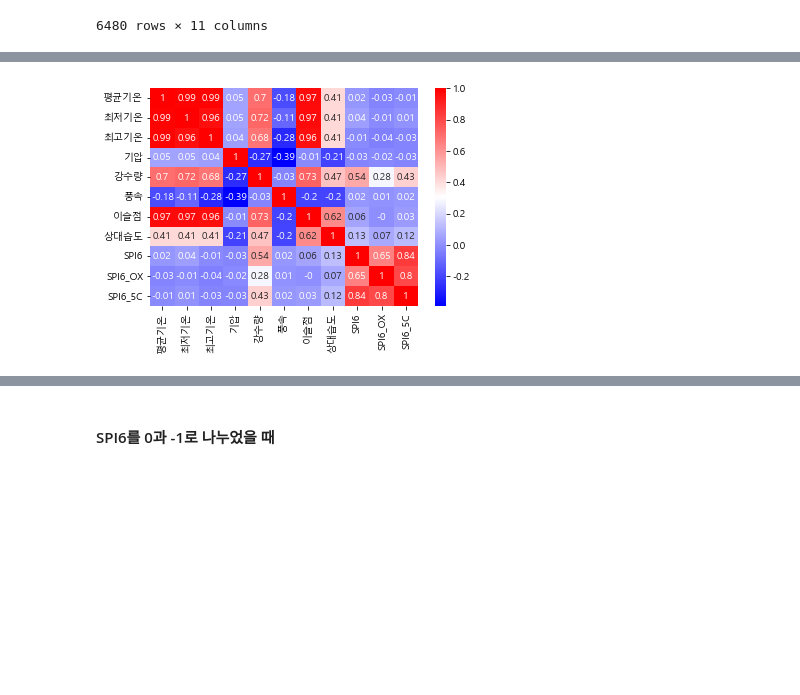
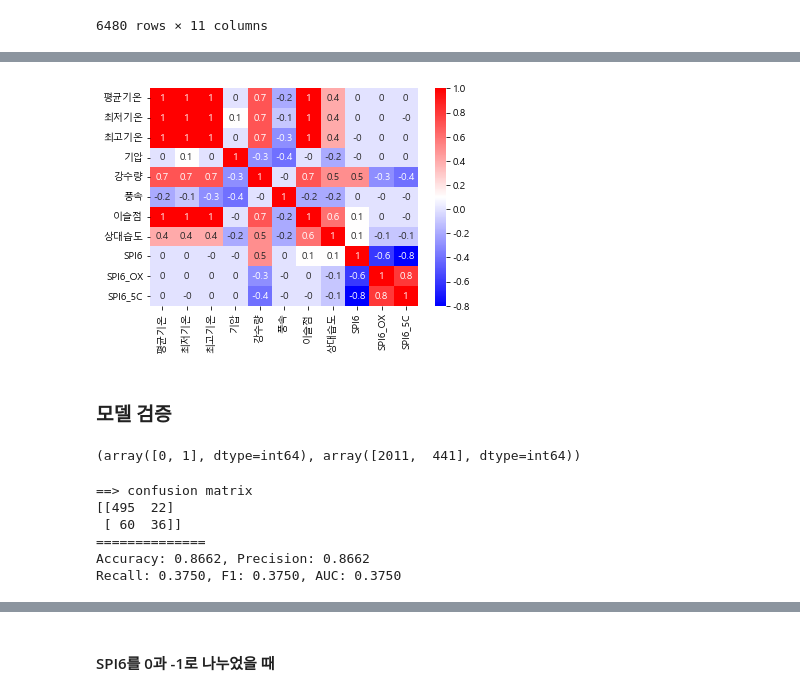
Before and after one commit to zbooster/DroughtForecast, a Jupyter notebook: source_code/DroughtForecast.ipynb, the cells around one changed output, grey strips where cells are left out. Drawn from its saved outputs; the diff is of its cells as text; code cells hidden in the pictures; blank space fills up the shorter version.

```diff
--- a/source_code/DroughtForecast.ipynb
+++ b/source_code/DroughtForecast.ipynb
@@ -345,13 +371,13 @@ spi_mean.loc[90].plot(figsize=(20, 6));
 # %%
 def label_class(spi):
     if 1 <= spi:            return 0
-    elif -1 < spi < 1:      return -1
-    elif -1.5 < spi <= -1:  return -2
-    elif -2 < spi <= -1.5:  return -3
-    elif -2 > spi:          return -4
+    elif -1 < spi < 1:      return 1
+    elif -1.5 < spi <= -1:  return 2
+    elif -2 < spi <= -1.5:  return 3
+    elif -2 > spi:          return 4
 
 
-spi_mean['SPI6_OX'] = spi_mean['SPI6'].map(lambda x: 0 if x > -1 else -1)
+spi_mean['SPI6_OX'] = spi_mean['SPI6'].map(lambda x: 0 if x > -1 else 1)
 spi_mean['SPI6_5C'] = spi_mean['SPI6'].map(label_class)
 spi_mean.head()
 # %% [output]
@@ -421,5 +449,7 @@ test_data
 # %%
-correlation_matrix = train_data.corr().round(2)
+correlation_matrix = train_data.corr().round(1)
 sns.heatmap(data=correlation_matrix, annot=True, cmap='bwr');
 # %% [output]
-[figure, old version]
+[figure, new version]
+# %% [markdown]
+### 모델 검증
@@ -426,10 +480,27 @@ sns.heatmap(data=correlation_matrix, annot=True, cmap='bwr');
 # %%
-# from sklearn.model_selection import train_test_split
-# import numpy as np
+from sklearn.model_selection import train_test_split
+import numpy as np
 
-# X = train_data.drop(['SPI6'], axis=1)
-# y = train_data['SPI6']
+X = test_data_raw.drop(['SPI6', 'SPI6_OX', 'SPI6_5C'], axis=1)
+y = test_data_raw['SPI6_OX']
 
-# X_train, X_test, y_train, y_test = train_test_split(X, y, test_size=0.2, random_state=13)
+X_train, X_test, y_train, y_test = train_test_split(X, y, test_size=0.2, random_state=13)
 
-# np.unique(y_train, return_counts=True)
+np.unique(y_train, return_counts=True)
+# %% [output]
+(array([0, 1], dtype=int64), array([2011,  441], dtype=int64))
+# %%
+from sklearn.linear_model import LogisticRegression
+
+lr_clf = LogisticRegression(random_state=13, solver='liblinear')
+lr_clf.fit(X_train, y_train)
+lr_pred = lr_clf.predict(X_test)
+
+print_clf_eval(y_test, lr_pred)
+# %% [output]
+==> confusion matrix
+[[495  22]
+ [ 60  36]]
+==============
+Accuracy: 0.8662, Precision: 0.8662
+Recall: 0.3750, F1: 0.3750, AUC: 0.3750
```
Also changed, not shown: parts of 60 cells of this notebook.
